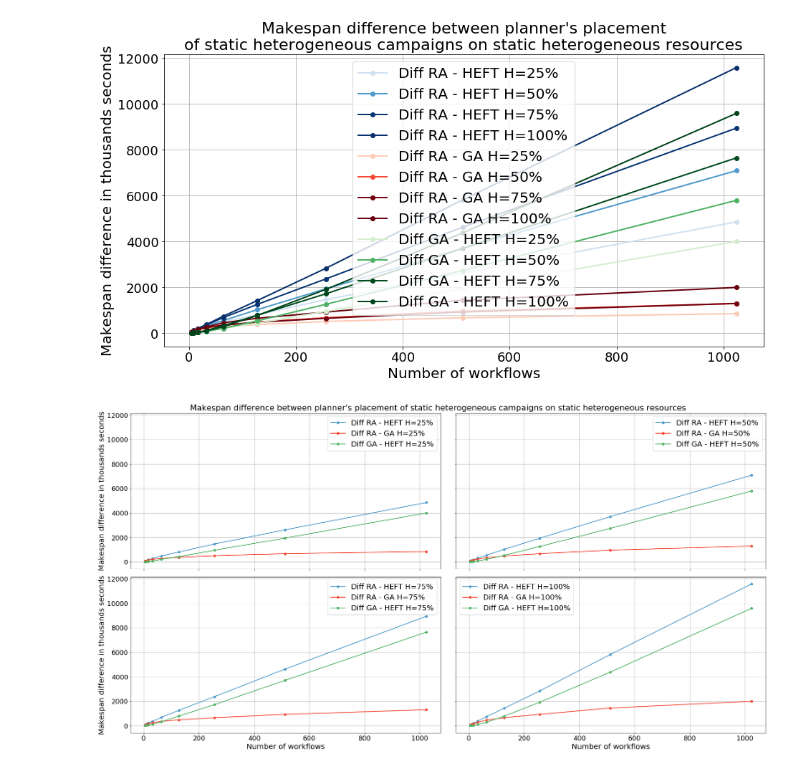
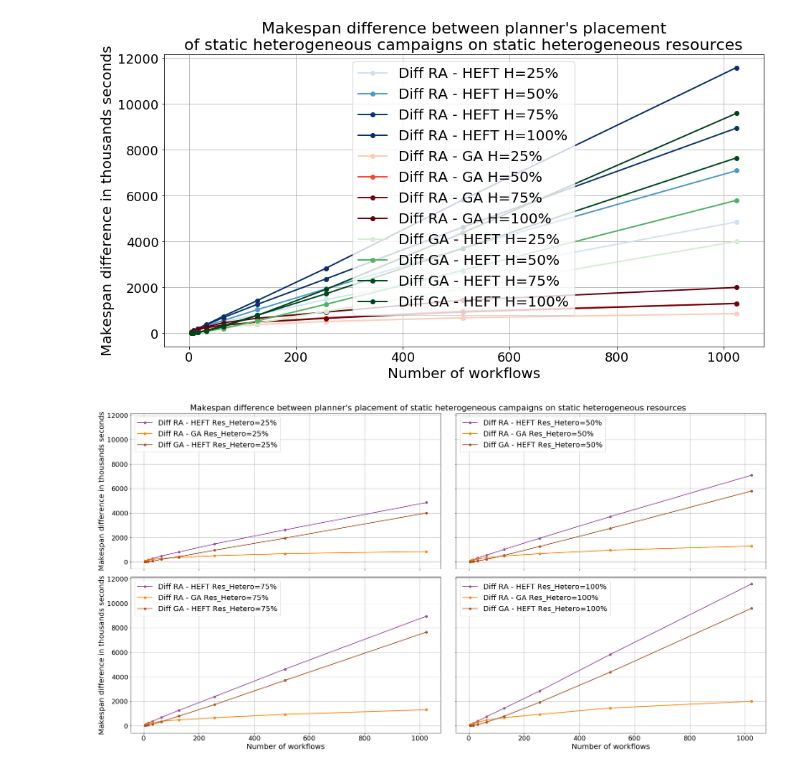
Before and after one commit to radical-project/campaign_manager, a Jupyter notebook: experiments/Experiment1.ipynb, the cells around one changed output. Cells and saved outputs as stored; diff of their text form; code cells hidden in the pictures.

```diff
--- a/experiments/Experiment1.ipynb
+++ b/experiments/Experiment1.ipynb
@@ -19,6 +19,7 @@ reds = cm.get_cmap(plt.get_cmap('Reds'))
 oranges = cm.get_cmap(plt.get_cmap('Oranges'))
 purples = cm.get_cmap(plt.get_cmap('Purples'))
 greys = cm.get_cmap(plt.get_cmap('Greys'))
+set1 = cm.get_cmap(plt.get_cmap('Set1'))
 
 from IPython.core.display import display, HTML
 display(HTML("<style>.container { width:100% !important; }</style>"))
@@ -365,38 +367,38 @@ _ = axis.set_title("Makespan difference between planner's placement\nof static h
 # %%
 fig,axis = plt.subplots(nrows=2,ncols=2,figsize=(31,16), sharex=True, sharey=True)
 fig.subplots_adjust(wspace=0.05, hspace=0.05)
-_ = axis[0,0].plot(StHeteroCampaigns_4St025HeteroResources_makespan_means.xs('RANDOM').index,DiffStHeteroCamp_4St025HeteResHE,marker='o',label='Diff RA - HEFT H=25%',linewidth=2, color=blues(150))
-_ = axis[0,1].plot(StHeteroCampaigns_4St050HeteroResources_makespan_means.xs('RANDOM').index,DiffStHeteroCamp_4St050HeteResHE,marker='o',label='Diff RA - HEFT H=50%',linewidth=2, color=blues(150))
-_ = axis[1,0].plot(StHeteroCampaigns_4St075HeteroResources_makespan_means.xs('RANDOM').index,DiffStHeteroCamp_4St075HeteResHE,marker='o',label='Diff RA - HEFT H=75%',linewidth=2, color=blues(150))
-_ = axis[1,1].plot(StHeteroCampaigns_4St100HeteroResources_makespan_means.xs('RANDOM').index,DiffStHeteroCamp_4St100HeteResHE,marker='o',label='Diff RA - HEFT H=100%',linewidth=2, color=blues(150))
+_ = axis[0,0].plot(StHeteroCampaigns_4St025HeteroResources_makespan_means.xs('RANDOM').index,DiffStHeteroCamp_4St025HeteResHE,marker='o',label='Diff RA - HEFT Res_Hetero=25%',linewidth=2, color=set1(3))
+_ = axis[0,1].plot(StHeteroCampaigns_4St050HeteroResources_makespan_means.xs('RANDOM').index,DiffStHeteroCamp_4St050HeteResHE,marker='o',label='Diff RA - HEFT Res_Hetero=50%',linewidth=2, color=set1(3))
+_ = axis[1,0].plot(StHeteroCampaigns_4St075HeteroResources_makespan_means.xs('RANDOM').index,DiffStHeteroCamp_4St075HeteResHE,marker='o',label='Diff RA - HEFT Res_Hetero=75%',linewidth=2, color=set1(3))
+_ = axis[1,1].plot(StHeteroCampaigns_4St100HeteroResources_makespan_means.xs('RANDOM').index,DiffStHeteroCamp_4St100HeteResHE,marker='o',label='Diff RA - HEFT Res_Hetero=100%',linewidth=2, color=set1(3))
 
-_ = axis[0,0].plot(StHeteroCampaigns_4St025HeteroResources_makespan_means.xs('RANDOM').index,DiffStHeteroCamp_4St025HeteResGA,marker='o',label='Diff RA - GA H=25%',linewidth=2, color=reds(150))
-_ = axis[0,1].plot(StHeteroCampaigns_4St050HeteroResources_makespan_means.xs('RANDOM').index,DiffStHeteroCamp_4St050HeteResGA,marker='o',label='Diff RA - GA H=50%',linewidth=2, color=reds(150))
-_ = axis[1,0].plot(StHeteroCampaigns_4St075HeteroResources_makespan_means.xs('RANDOM').index,DiffStHeteroCamp_4St075HeteResGA,marker='o',label='Diff RA - GA H=75%',linewidth=2, color=reds(150))
-_ = axis[1,1].plot(StHeteroCampaigns_4St100HeteroResources_makespan_means.xs('RANDOM').index,DiffStHeteroCamp_4St100HeteResGA,marker='o',label='Diff RA - GA H=100%',linewidth=2, color=reds(150))
+_ = axis[0,0].plot(StHeteroCampaigns_4St025HeteroResources_makespan_means.xs('RANDOM').index,DiffStHeteroCamp_4St025HeteResGA,marker='o',label='Diff RA - GA Res_Hetero=25%',linewidth=2, color=set1(4))
+_ = axis[0,1].plot(StHeteroCampaigns_4St050HeteroResources_makespan_means.xs('RANDOM').index,DiffStHeteroCamp_4St050HeteResGA,marker='o',label='Diff RA - GA Res_Hetero=50%',linewidth=2, color=set1(4))
+_ = axis[1,0].plot(StHeteroCampaigns_4St075HeteroResources_makespan_means.xs('RANDOM').index,DiffStHeteroCamp_4St075HeteResGA,marker='o',label='Diff RA - GA Res_Hetero=75%',linewidth=2, color=set1(4))
+_ = axis[1,1].plot(StHeteroCampaigns_4St100HeteroResources_makespan_means.xs('RANDOM').index,DiffStHeteroCamp_4St100HeteResGA,marker='o',label='Diff RA - GA Res_Hetero=100%',linewidth=2, color=set1(4))
 
-_ = axis[0,0].plot(StHeteroCampaigns_4St025HeteroResources_makespan_means.xs('RANDOM').index,DiffStHeteroCamp_4St025HeteResHEGA,marker='o',label='Diff GA - HEFT H=25%',linewidth=2, color=greens(150))
-_ = axis[0,1].plot(StHeteroCampaigns_4St050HeteroResources_makespan_means.xs('RANDOM').index,DiffStHeteroCamp_4St050HeteResHEGA,marker='o',label='Diff GA - HEFT H=50%',linewidth=2, color=greens(150))
-_ = axis[1,0].plot(StHeteroCampaigns_4St075HeteroResources_makespan_means.xs('RANDOM').index,DiffStHeteroCamp_4St075HeteResHEGA,marker='o',label='Diff GA - HEFT H=75%',linewidth=2, color=greens(150))
-_ = axis[1,1].plot(StHeteroCampaigns_4St100HeteroResources_makespan_means.xs('RANDOM').index,DiffStHeteroCamp_4St100HeteResHEGA,marker='o',label='Diff GA - HEFT H=100%',linewidth=2, color=greens(150))
+_ = axis[0,0].plot(StHeteroCampaigns_4St025HeteroResources_makespan_means.xs('RANDOM').index,DiffStHeteroCamp_4St025HeteResHEGA,marker='o',label='Diff GA - HEFT Res_Hetero=25%',linewidth=2, color=set1(6))
+_ = axis[0,1].plot(StHeteroCampaigns_4St050HeteroResources_makespan_means.xs('RANDOM').index,DiffStHeteroCamp_4St050HeteResHEGA,marker='o',label='Diff GA - HEFT Res_Hetero=50%',linewidth=2, color=set1(6))
+_ = axis[1,0].plot(StHeteroCampaigns_4St075HeteroResources_makespan_means.xs('RANDOM').index,DiffStHeteroCamp_4St075HeteResHEGA,marker='o',label='Diff GA - HEFT Res_Hetero=75%',linewidth=2, color=set1(6))
+_ = axis[1,1].plot(StHeteroCampaigns_4St100HeteroResources_makespan_means.xs('RANDOM').index,DiffStHeteroCamp_4St100HeteResHEGA,marker='o',label='Diff GA - HEFT Res_Hetero=100%',linewidth=2, color=set1(6))
 
 _ = axis[0,0].set_ylabel('Makespan difference in thousands seconds',fontsize=20)
 _ = axis[1,0].set_ylabel('Makespan difference in thousands seconds',fontsize=20)
 _ = axis[1,0].set_xlabel('Number of workflows',fontsize=20)
 _ = axis[1,1].set_xlabel('Number of workflows',fontsize=20)
 _ = axis[1,0].set_xticklabels(axis[1,0].get_xticks().astype('int').tolist(),fontsize=18)
 _ = axis[1,1].set_xticklabels(axis[1,1].get_xticks().astype('int').tolist(),fontsize=18)
 _ = axis[0,0].set_yticklabels((axis[0,0].get_yticks()/1000).astype('int').tolist(),fontsize=18)
 _ = axis[1,0].set_yticklabels((axis[1,0].get_yticks()/1000).astype('int').tolist(),fontsize=18)
 _ = axis[0,0].grid('on')
 _ = axis[0,1].grid('on')
 _ = axis[1,0].grid('on')
 _ = axis[1,1].grid('on')
-_ = axis[0,0].legend(fontsize=20)
-_ = axis[0,1].legend(fontsize=20)
-_ = axis[1,0].legend(fontsize=20)
-_ = axis[1,1].legend(fontsize=20)
+_ = axis[0,0].legend(fontsize=20, loc='upper left')
+_ = axis[0,1].legend(fontsize=20, loc='upper left')
+_ = axis[1,0].legend(fontsize=20, loc='upper left')
+_ = axis[1,1].legend(fontsize=20, loc='upper left')
 _ = fig.suptitle("Makespan difference between planner's placement of static heterogeneous campaigns on static heterogeneous resources", fontsize=22,y=0.9)
 fig.savefig('StHeteroCampaigns_4StHeteroResources_diff.png',bbox_inches='tight')
 # %% [output]
-[figure, old version]
+[figure, new version]
```
Also changed, not shown: parts of 6 cells of this notebook, 3 other files.
